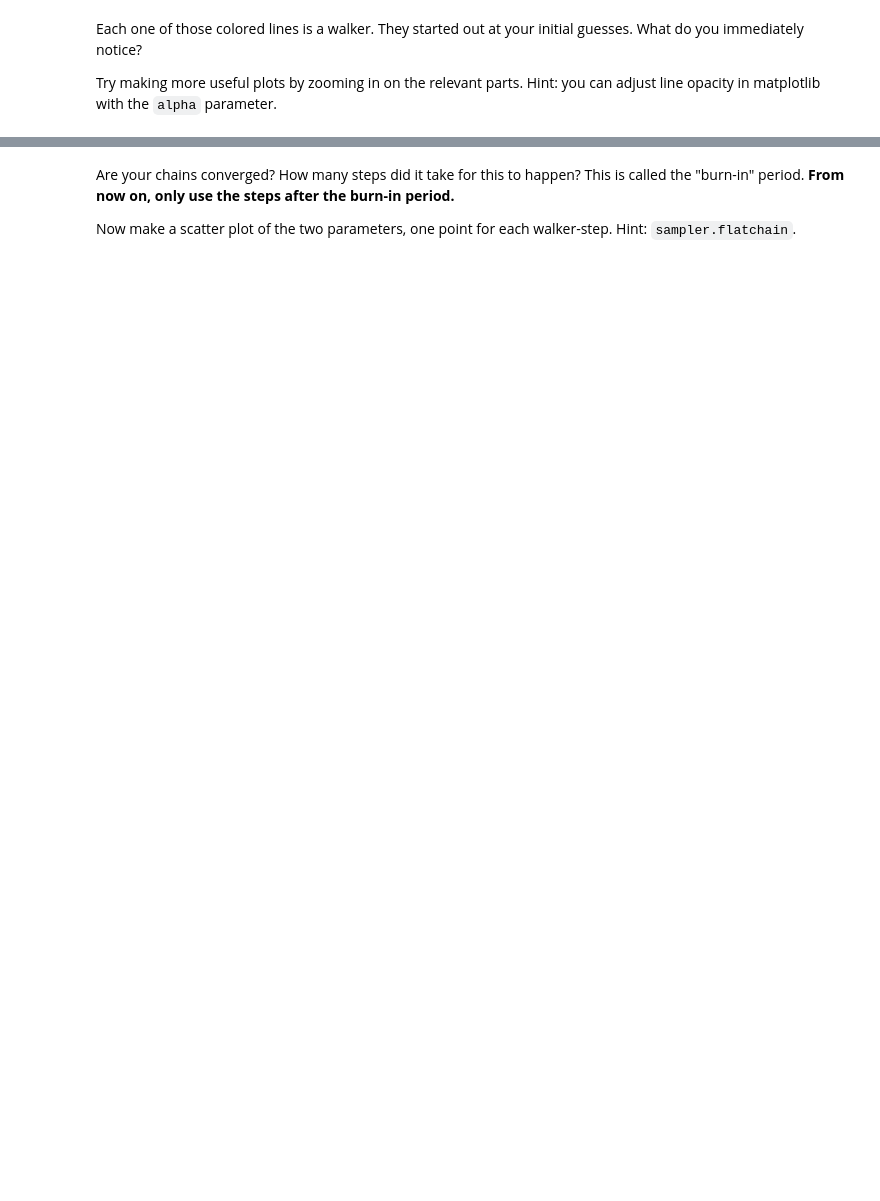
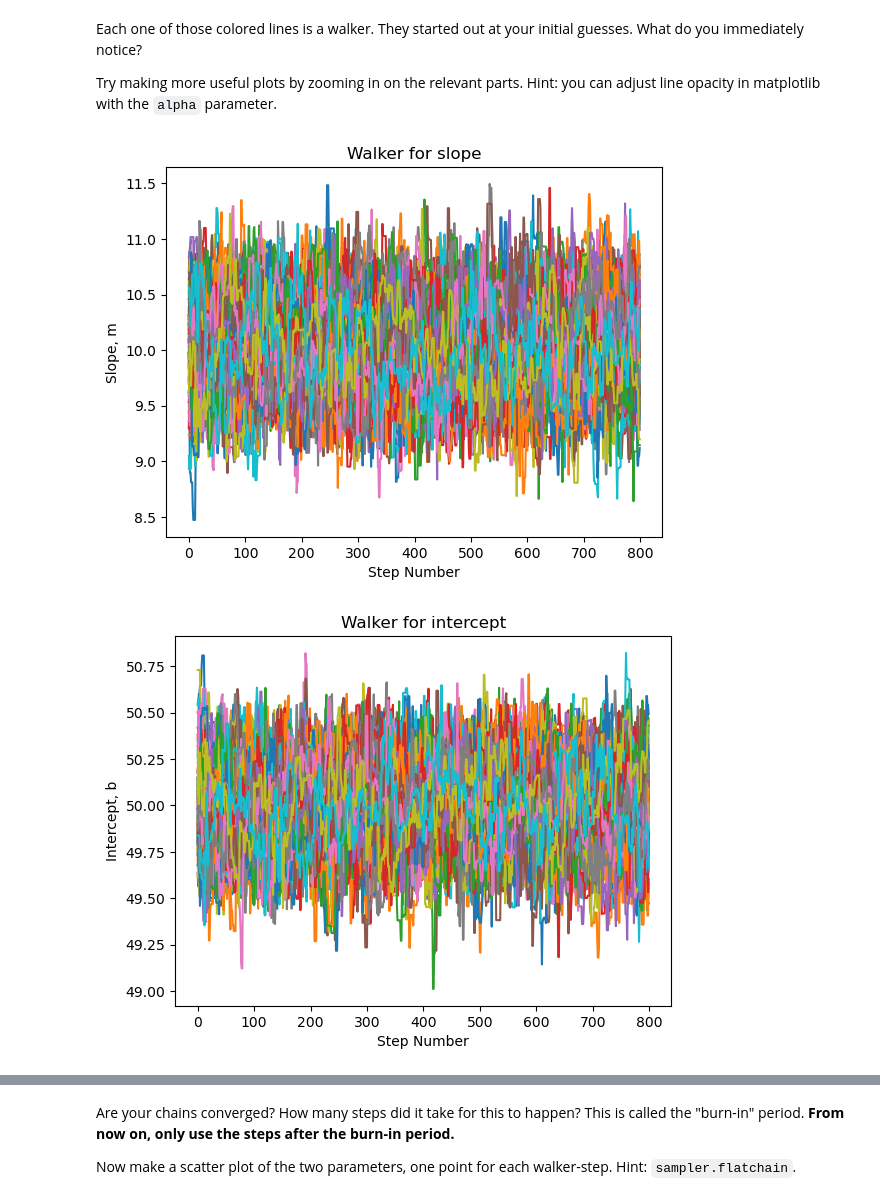
Before and after one commit to ASTR154/bayesian-statistics, a Jupyter notebook: mcmc_line_fitting.ipynb, the cells around one changed output, grey strips where cells are left out. Saved outputs shown, nothing was run; the diff lists cells and outputs as text; code cells hidden in the pictures; blank space fills up the shorter version.

```diff
--- a/mcmc_line_fitting.ipynb
+++ b/mcmc_line_fitting.ipynb
@@ -102,0 +153,7 @@ chain_plots(  # complete
+# %%
+n_burn = 200
+chain_plots(sampler.chain[:, n_burn:, :])  # for slope
+chain_plots(sampler.chain[:, :n_burn, :])  # for intercept
+# %% [output]
+[figure, added]
+[figure, added]
```
Also changed, not shown: parts of 18 cells of this notebook.
